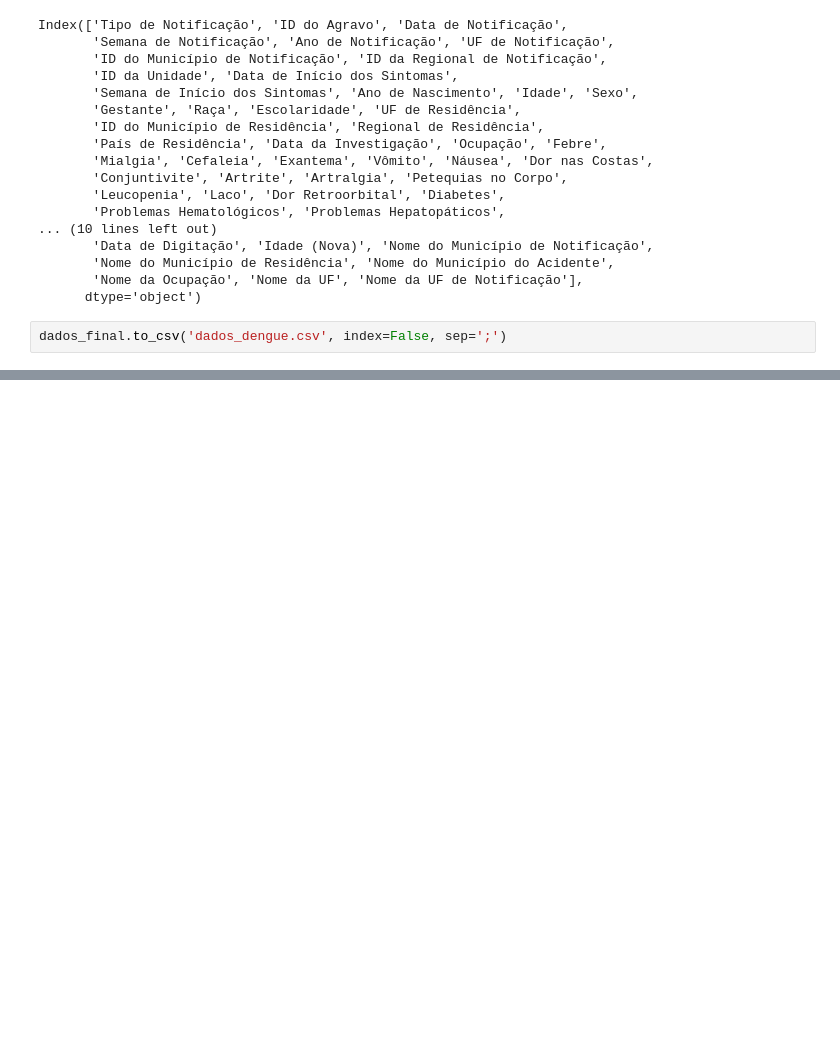
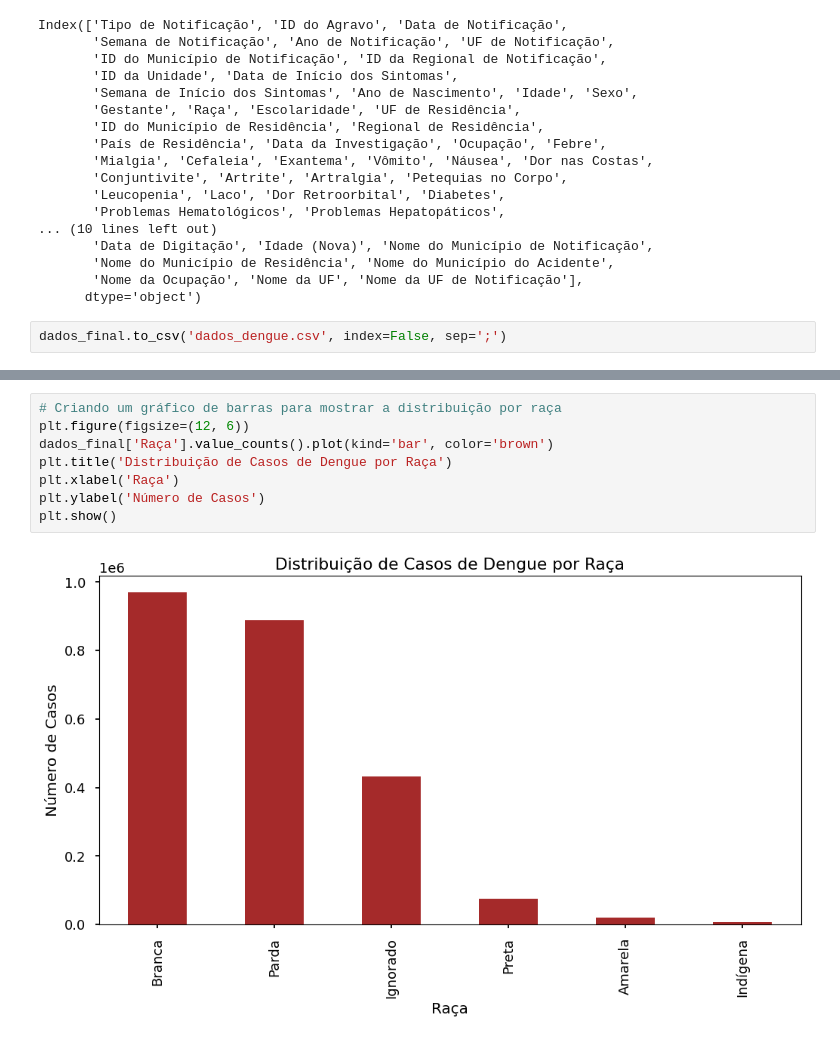
Before and after one commit to IgorNascimentoDEV/1-Projeto-Dengue-2022, a Jupyter notebook: projeto_PUC.ipynb, the cells around one changed output, grey strips where cells are left out. Drawn from its saved outputs; the diff is of its cells as text; blank space fills up the shorter version.

```diff
--- a/projeto_PUC.ipynb
+++ b/projeto_PUC.ipynb
@@ -388,0 +601,10 @@ dados_final.to_csv('dados_dengue.csv', index=False, sep=';')
+# %%
+# Criando um gráfico de barras para mostrar a distribuição por raça
+plt.figure(figsize=(12, 6))
+dados_final['Raça'].value_counts().plot(kind='bar', color='brown')
+plt.title('Distribuição de Casos de Dengue por Raça')
+plt.xlabel('Raça')
+plt.ylabel('Número de Casos')
+plt.show()
+# %% [output]
+[figure, added]
```
Also changed, not shown: parts of 30 cells of this notebook.
